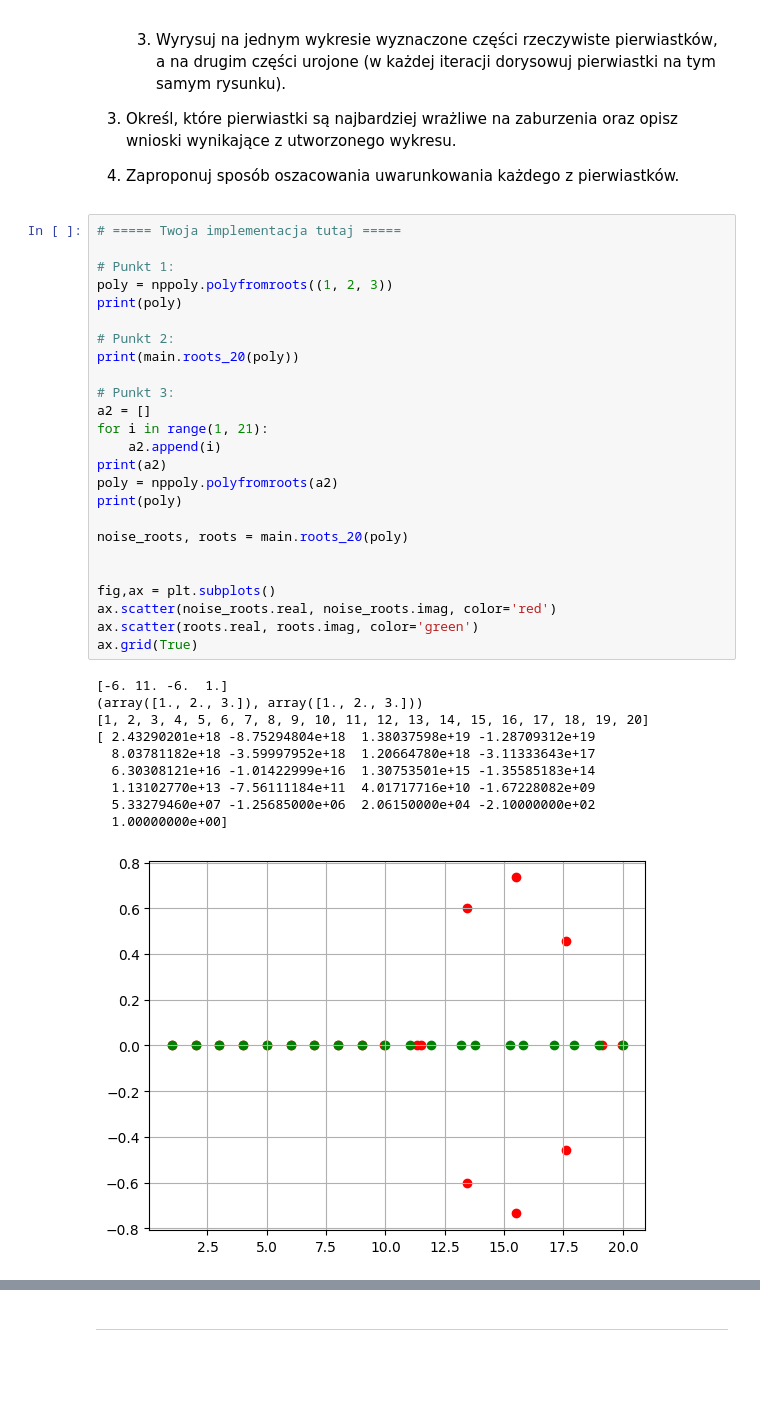
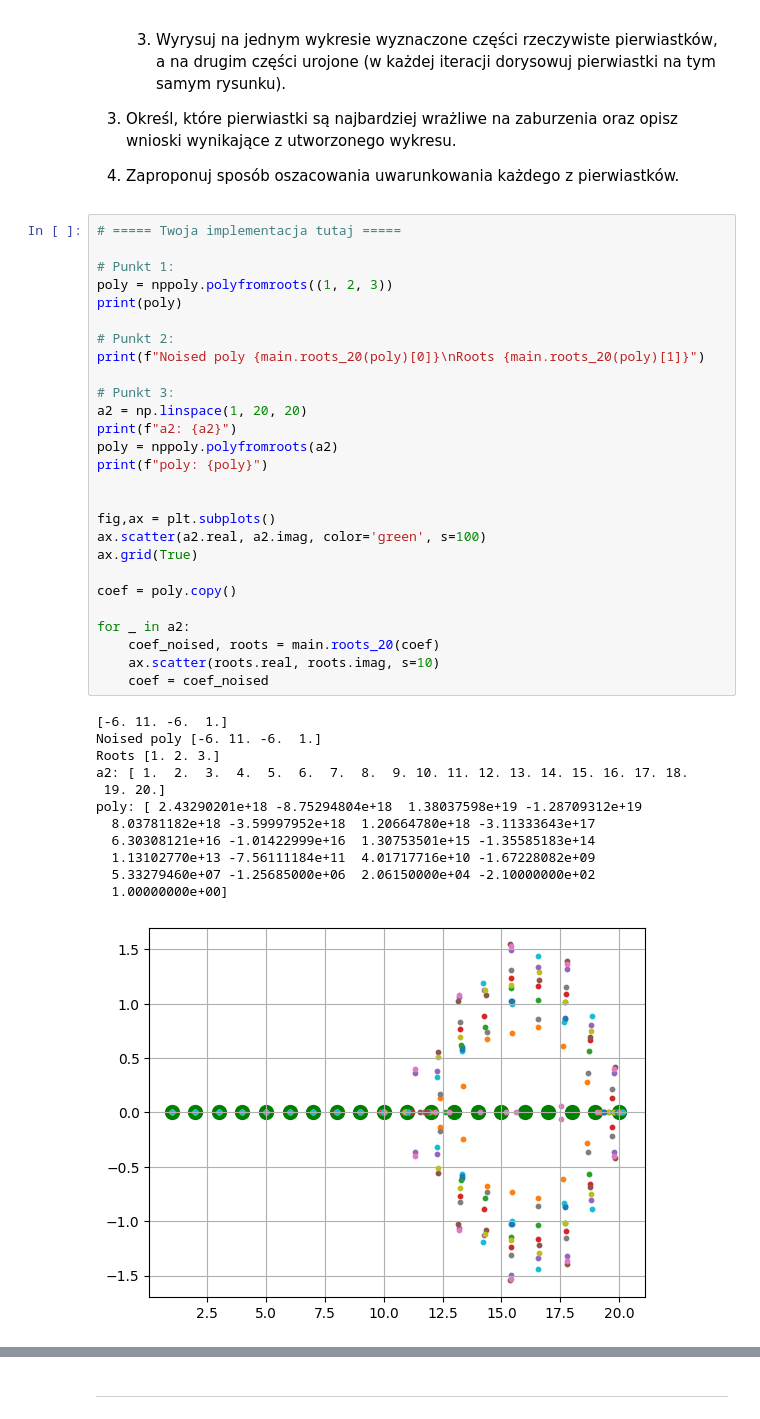
Before and after one commit to MN-KJ-2025/lab-7-pierwiastki-JasinskiKacper, a Jupyter notebook: sprawozdanie.ipynb, the cells around one changed output, grey strips where cells are left out. Cells and saved outputs as stored; diff of their text form; blank space fills up the shorter version.

```diff
--- a/sprawozdanie.ipynb
+++ b/sprawozdanie.ipynb
@@ -107,36 +107,40 @@ Zaimplementuj funkcję *`roots_20()`* wyznaczającą miejsca zerowe wielomianu n
 # %%
 # ===== Twoja implementacja tutaj =====
 
 # Punkt 1:
 poly = nppoly.polyfromroots((1, 2, 3))
 print(poly)
 
 # Punkt 2:
-print(main.roots_20(poly))
+print(f"Noised poly {main.roots_20(poly)[0]}\nRoots {main.roots_20(poly)[1]}")
 
 # Punkt 3:
-a2 = []
-for i in range(1, 21):
-    a2.append(i)
-print(a2)
+a2 = np.linspace(1, 20, 20)
+print(f"a2: {a2}")
 poly = nppoly.polyfromroots(a2)
-print(poly)
-
-noise_roots, roots = main.roots_20(poly)
+print(f"poly: {poly}")
 
 
 fig,ax = plt.subplots()
-ax.scatter(noise_roots.real, noise_roots.imag, color='red')
-ax.scatter(roots.real, roots.imag, color='green')
+ax.scatter(a2.real, a2.imag, color='green', s=100)
 ax.grid(True)
+
+coef = poly.copy()
+
+for _ in a2:
+    coef_noised, roots = main.roots_20(coef)
+    ax.scatter(roots.real, roots.imag, s=10)
+    coef = coef_noised
 # %% [output]
 [-6. 11. -6.  1.]
-(array([1., 2., 3.]), array([1., 2., 3.]))
-[1, 2, 3, 4, 5, 6, 7, 8, 9, 10, 11, 12, 13, 14, 15, 16, 17, 18, 19, 20]
-[ 2.43290201e+18 -8.75294804e+18  1.38037598e+19 -1.28709312e+19
+Noised poly [-6. 11. -6.  1.]
+Roots [1. 2. 3.]
+a2: [ 1.  2.  3.  4.  5.  6.  7.  8.  9. 10. 11. 12. 13. 14. 15. 16. 17. 18.
+ 19. 20.]
+poly: [ 2.43290201e+18 -8.75294804e+18  1.38037598e+19 -1.28709312e+19
   8.03781182e+18 -3.59997952e+18  1.20664780e+18 -3.11333643e+17
   6.30308121e+16 -1.01422999e+16  1.30753501e+15 -1.35585183e+14
   1.13102770e+13 -7.56111184e+11  4.01717716e+10 -1.67228082e+09
   5.33279460e+07 -1.25685000e+06  2.06150000e+04 -2.10000000e+02
   1.00000000e+00]
-[figure, old version]
+[figure, new version]
```
Also changed, not shown: parts of 7 cells of this notebook, 1 other file.
